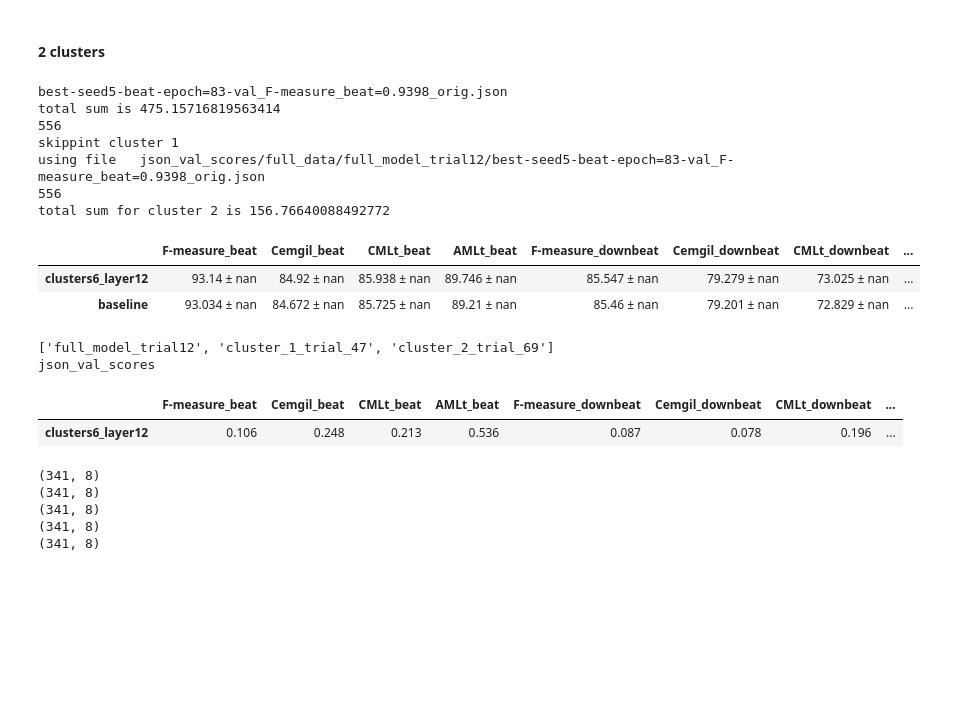
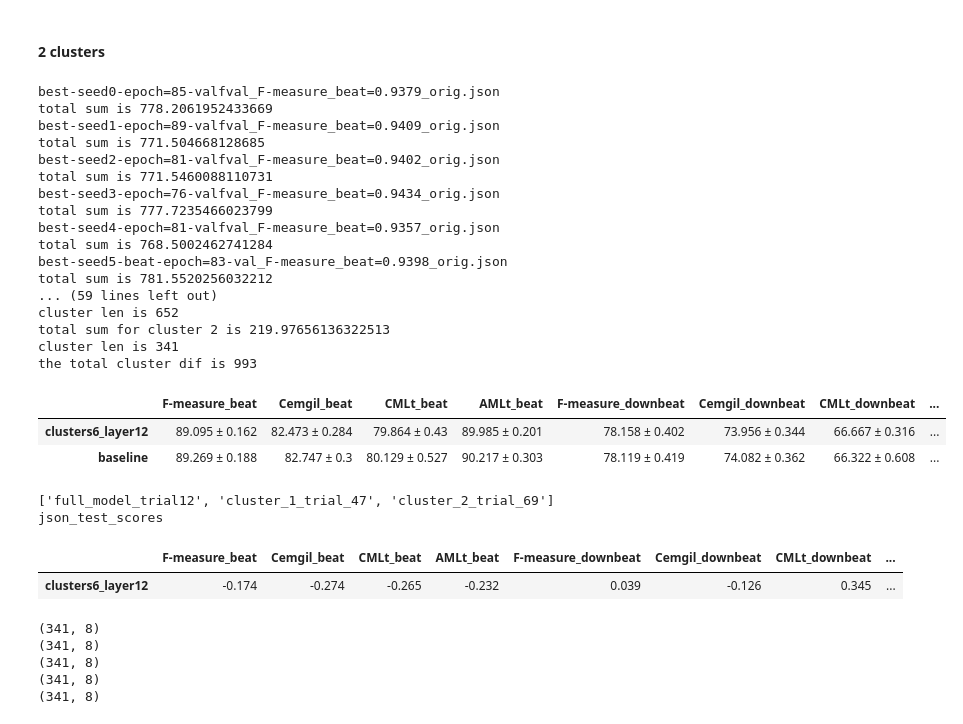
Before and after one commit to PulyaPolya/beat_this, a Jupyter notebook: results_evaluation.ipynb, the cells around one changed output. Drawn from its saved outputs; the diff is of its cells as text; code cells hidden in the pictures; blank space fills up the shorter version.

```diff
--- a/results_evaluation.ipynb
+++ b/results_evaluation.ipynb
@@ -3320,34 +3358,44 @@ final_df
 # %% [markdown]
 #### 2 clusters
 # %%
-seeds = [5] #1, 2,3,4
+seeds = [0,1,2,3,4,5,6,7,8,9] #1, 2,3,4
 # 47 and 69 are new, 39 and 34 are old
 names =["full_model_trial12", "cluster_1_trial_47", "cluster_2_trial_69"]
-json_path = "json_val_scores"
+json_path = "json_test_scores"
 df_seeds_mean, df_seeds_std, df_final_baseline = get_total_results_new(seeds = seeds, json_val_path = json_path,
                                                                        full = True, names = names ) #rename_columns="baseline"
-df_seeds_mean, df_seeds_std, df_final_clusters2_layer12 = get_total_results_new(seeds = seeds, json_val_path = json_path, skip_cluster=[1],
+df_seeds_mean, df_seeds_std, df_final_clusters2_layer12 = get_total_results_new(seeds = seeds, json_val_path = json_path, skip_cluster=[],
                                                                                layer = 6, clusters = 2, names = names, df_path="data_cluster_assignments/df_hard_6_2clusters_new.csv" )
 configs = {
     "clusters6_layer12": df_final_clusters2_layer12,
 
     "baseline": df_final_baseline
 }
 final_df = pd.DataFrame(configs).T
 # #final_df["F1average"] = final_df[["F-measure_beat","F-measure_downbeat"]].mean(axis=1).round(3).astype(str)
 final_df
 #diff_vs_baseline = get_baseliine_diff (final_df , num_trials=1)
 # %% [output]
+best-seed0-epoch=85-valfval_F-measure_beat=0.9379_orig.json
+total sum is 778.2061952433669
+best-seed1-epoch=89-valfval_F-measure_beat=0.9409_orig.json
+total sum is 771.504668128685
+best-seed2-epoch=81-valfval_F-measure_beat=0.9402_orig.json
+total sum is 771.5460088110731
+best-seed3-epoch=76-valfval_F-measure_beat=0.9434_orig.json
+total sum is 777.7235466023799
+best-seed4-epoch=81-valfval_F-measure_beat=0.9357_orig.json
+total sum is 768.5002462741284
 best-seed5-beat-epoch=83-val_F-measure_beat=0.9398_orig.json
-total sum is 475.15716819563414
-556
-skippint cluster 1
-using file   json_val_scores/full_data/full_model_trial12/best-seed5-beat-epoch=83-val_F-measure_beat=0.9398_orig.json
-556
-total sum for cluster 2 is 156.76640088492772
+total sum is 781.5520256032212
+... (59 lines left out)
+cluster len is 652
+total sum for cluster 2 is 219.97656136322513
+cluster len is 341
+the total cluster dif is 993
 |  | F-measure_beat | Cemgil_beat | CMLt_beat | AMLt_beat | F-measure_downbeat | Cemgil_downbeat | CMLt_downbeat | ... |
-| clusters6_layer12 | 93.14 ± nan | 84.92 ± nan | 85.938 ± nan | 89.746 ± nan | 85.547 ± nan | 79.279 ± nan | 73.025 ± nan | ... |
-| baseline | 93.034 ± nan | 84.672 ± nan | 85.725 ± nan | 89.21 ± nan | 85.46 ± nan | 79.201 ± nan | 72.829 ± nan | ... |
+| clusters6_layer12 | 89.095 ± 0.162 | 82.473 ± 0.284 | 79.864 ± 0.43 | 89.985 ± 0.201 | 78.158 ± 0.402 | 73.956 ± 0.344 | 66.667 ± 0.316 | ... |
+| baseline | 89.269 ± 0.188 | 82.747 ± 0.3 | 80.129 ± 0.527 | 90.217 ± 0.303 | 78.119 ± 0.419 | 74.082 ± 0.362 | 66.322 ± 0.608 | ... |
 # %%
 df_means_only = final_df.apply(extract_mean, axis=1)
 diff_vs_baseline = df_means_only.subtract(df_means_only.loc["baseline"])
@@ -3357,9 +3405,9 @@ print(json_path)
 diff_vs_baseline
 # %% [output]
 ['full_model_trial12', 'cluster_1_trial_47', 'cluster_2_trial_69']
-json_val_scores
+json_test_scores
 |  | F-measure_beat | Cemgil_beat | CMLt_beat | AMLt_beat | F-measure_downbeat | Cemgil_downbeat | CMLt_downbeat | ... |
-| clusters6_layer12 | 0.106 | 0.248 | 0.213 | 0.536 | 0.087 | 0.078 | 0.196 | ... |
+| clusters6_layer12 | -0.174 | -0.274 | -0.265 | -0.232 | 0.039 | -0.126 | 0.345 | ... |
 # %%
 seeds = [0,1, 2,3,4]
 # 47 and 69 are new, 39 and 34 are old
```
Also changed, not shown: parts of 16 cells of this notebook, 1 other file.
